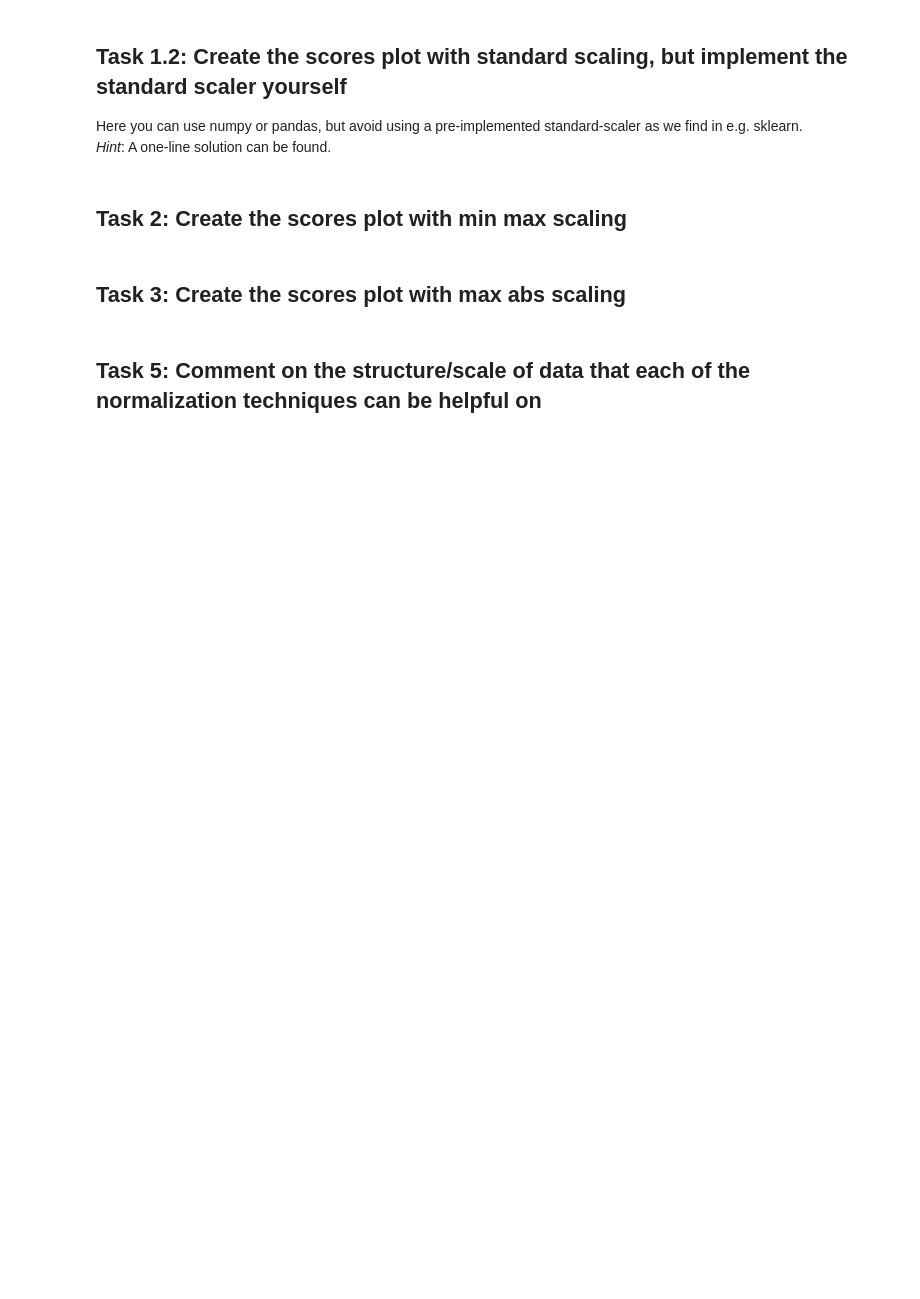
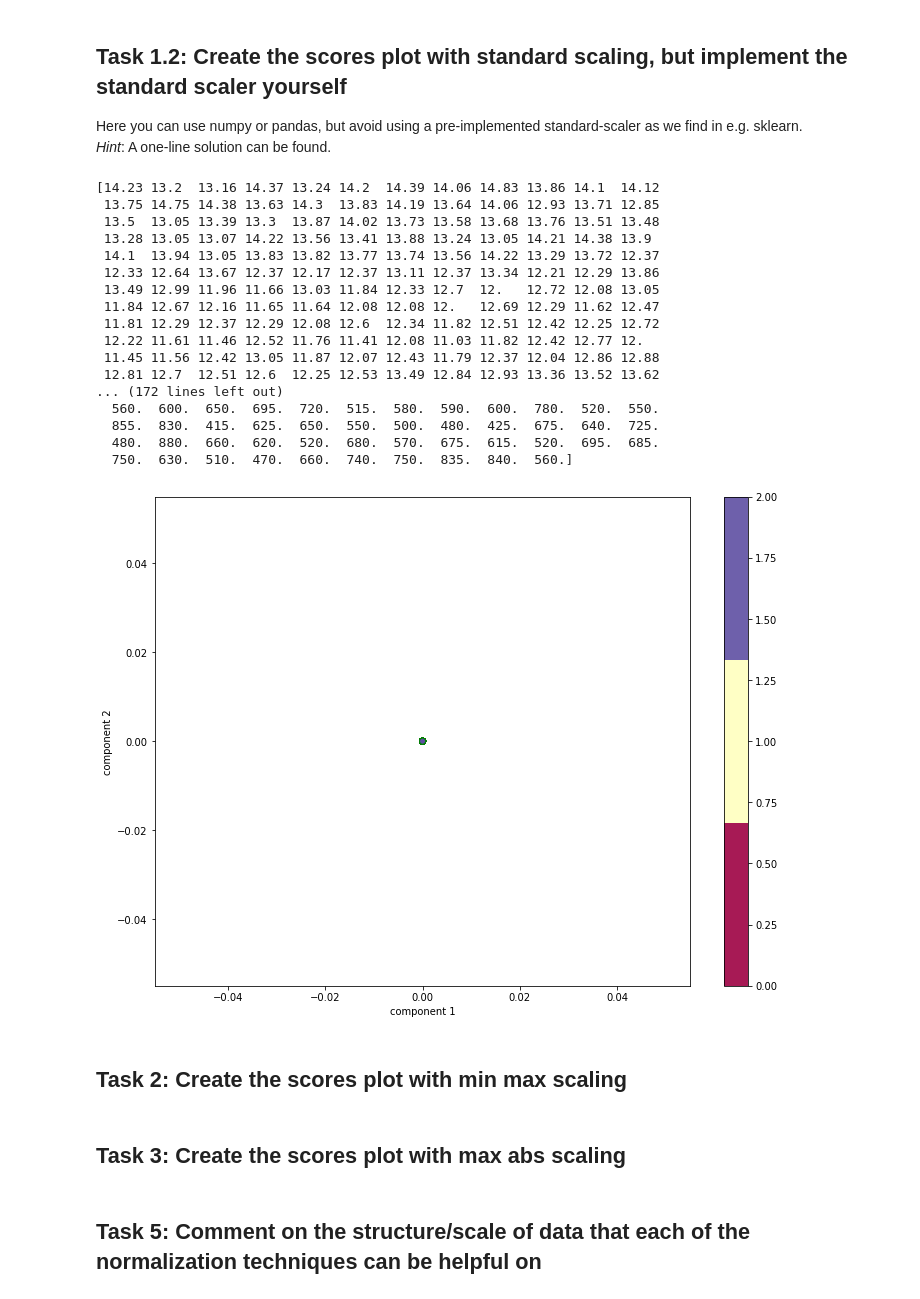
Before and after one commit to chrstrom/TTK4260, a Jupyter notebook: assignment_04_PCA_scaling.ipynb, the cells around one changed output. Cells and saved outputs as stored; diff of their text form; code cells hidden in the pictures; blank space fills up the shorter version.

```diff
--- a/assignment_04_PCA_scaling.ipynb
+++ b/assignment_04_PCA_scaling.ipynb
@@ -73,3 +77,41 @@ Here you can use numpy or pandas, but avoid using a pre-implemented standard-sca
+# %%
+# Scaling by removing the mean and dividing by the standard deviation of X
+# Each column is a feature, 13 features total
+
+#X_standard_m = (X - np.mean(X)) / np.std(X)
+X_standard_m = np.zeros_like(X)
+rows = X_standard_m.shape[0]
+cols = X_standard_m.shape[1]
+
+for col in range(cols):
+    X_col = X[:, col]
+    mu = np.mean(X_col)
+    std = np.std(X_col)
+
+    X_standard_m[:, col] =
+T, _, _ = PCA(X_standard_m)
+
+
+plot_scores(T)
+# %% [output]
+[14.23 13.2  13.16 14.37 13.24 14.2  14.39 14.06 14.83 13.86 14.1  14.12
+ 13.75 14.75 14.38 13.63 14.3  13.83 14.19 13.64 14.06 12.93 13.71 12.85
+ 13.5  13.05 13.39 13.3  13.87 14.02 13.73 13.58 13.68 13.76 13.51 13.48
+ 13.28 13.05 13.07 14.22 13.56 13.41 13.88 13.24 13.05 14.21 14.38 13.9
+ 14.1  13.94 13.05 13.83 13.82 13.77 13.74 13.56 14.22 13.29 13.72 12.37
+ 12.33 12.64 13.67 12.37 12.17 12.37 13.11 12.37 13.34 12.21 12.29 13.86
+ 13.49 12.99 11.96 11.66 13.03 11.84 12.33 12.7  12.   12.72 12.08 13.05
+ 11.84 12.67 12.16 11.65 11.64 12.08 12.08 12.   12.69 12.29 11.62 12.47
+ 11.81 12.29 12.37 12.29 12.08 12.6  12.34 11.82 12.51 12.42 12.25 12.72
+ 12.22 11.61 11.46 12.52 11.76 11.41 12.08 11.03 11.82 12.42 12.77 12.
+ 11.45 11.56 12.42 13.05 11.87 12.07 12.43 11.79 12.37 12.04 12.86 12.88
+ 12.81 12.7  12.51 12.6  12.25 12.53 13.49 12.84 12.93 13.36 13.52 13.62
+... (172 lines left out)
+  560.  600.  650.  695.  720.  515.  580.  590.  600.  780.  520.  550.
+  855.  830.  415.  625.  650.  550.  500.  480.  425.  675.  640.  725.
+  480.  880.  660.  620.  520.  680.  570.  675.  615.  520.  695.  685.
+  750.  630.  510.  470.  660.  740.  750.  835.  840.  560.]
+[figure, added]
 # %% [markdown]
 ## Task 2: Create the scores plot with min max scaling
 # %%
```
Also changed, not shown: parts of 3 cells of this notebook.
